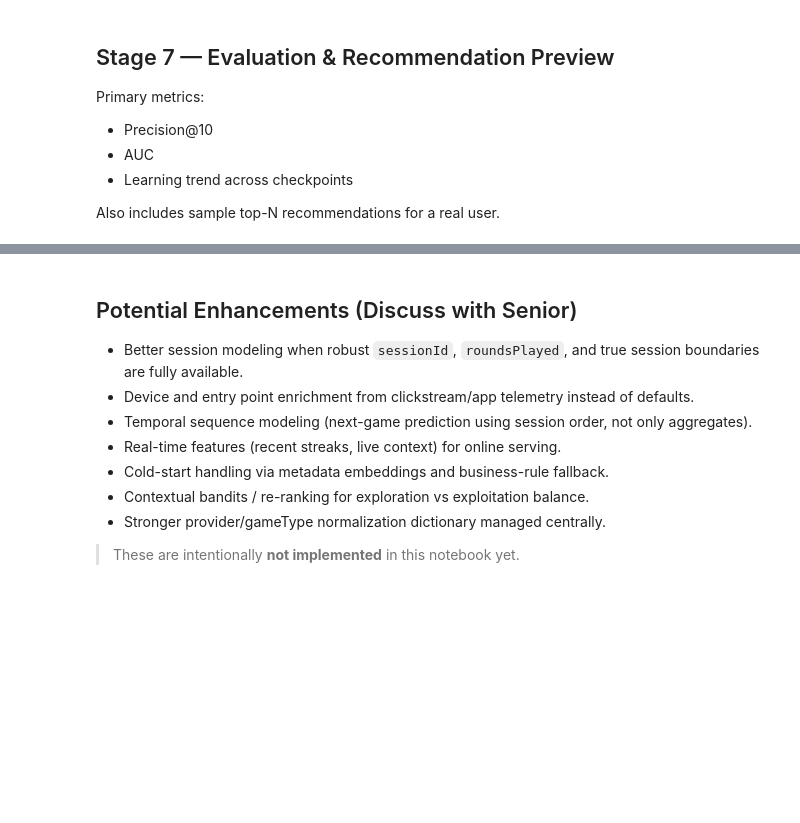
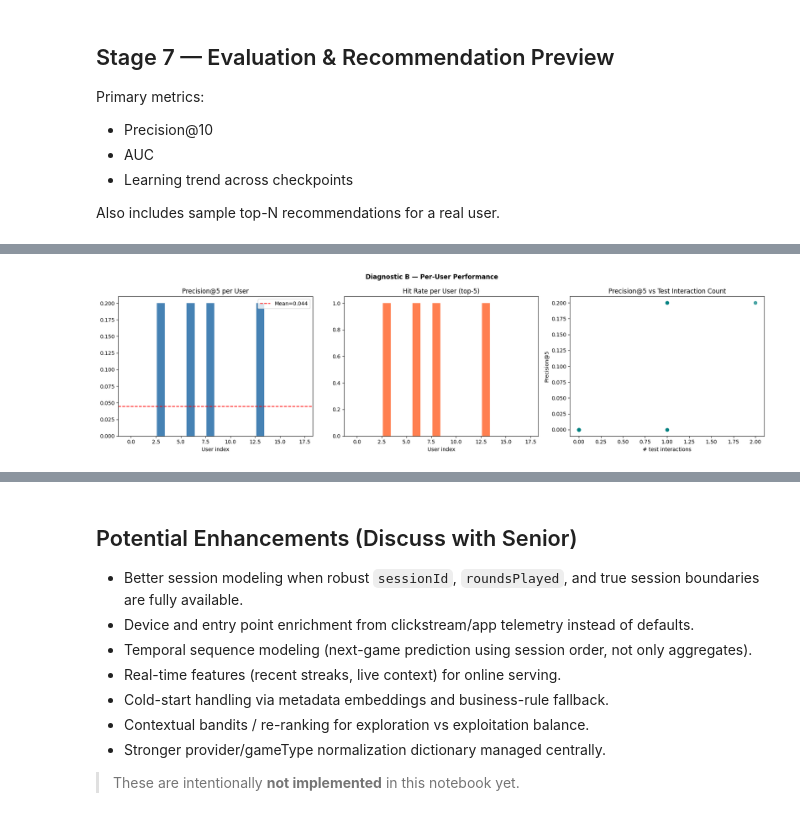
Before and after one commit to AyushDubeyaquagaming/Hybrid-RecSys, a Jupyter notebook: lightfm/recsys_real_data.ipynb, the cells around one changed output, grey strips where cells are left out. Drawn from its saved outputs; the diff is of its cells as text; code cells hidden in the pictures; blank space fills up the shorter version.

```diff
--- a/lightfm/recsys_real_data.ipynb
+++ b/lightfm/recsys_real_data.ipynb
@@ -1337,0 +1365,80 @@ Sample recommendations for user: 3265459874
+# %%
+# B: Per-user Precision@5, hit rate, and ranking confusion matrix
+from lightfm.evaluation import precision_at_k as pak
+from scipy.sparse import csr_matrix as to_csr
+
+# Keep one score per user row (including users with no test interactions)
+per_user_p5 = pak(
+    model, test_interactions,
+    user_features=user_features_matrix,
+    item_features=item_features_matrix,
+    k=5,
+    preserve_rows=True,
+    num_threads=4,
+)
+
+test_csr = to_csr(test_interactions)
+n_users_diag = test_csr.shape[0]
+n_items_diag = test_csr.shape[1]
+
+hit_rates = []
+tp_list, fp_list, fn_list = [], [], []
+
+for uid in range(n_users_diag):
+    true_items = set(test_csr.getrow(uid).indices)
+    if not true_items:
+        hit_rates.append(np.nan)
+        tp_list.append(0)
+        fp_list.append(0)
+        fn_list.append(0)
+        continue
+
+    scores = model.predict(
+        user_ids=np.repeat(uid, n_items_diag),
+        item_ids=np.arange(n_items_diag),
+        user_features=user_features_matrix,
+        item_features=item_features_matrix,
+        num_threads=4,
+    )
+
+    top5_idx = set(np.argsort(scores)[-5:].tolist())
+    hits = top5_idx & true_items
+    tp_list.append(len(hits))
+    fp_list.append(5 - len(hits))
+    fn_list.append(len(true_items) - len(hits))
+    hit_rates.append(1 if len(hits) > 0 else 0)
+
+user_diag_df = pd.DataFrame({
+    'user_idx': np.arange(n_users_diag),
+    'precision_at_5': np.asarray(per_user_p5).reshape(-1),
+    'hit_rate': np.asarray(hit_rates, dtype=float),
+    'n_test_interactions': [test_csr.getrow(u).nnz for u in range(n_users_diag)],
+    'true_positives': tp_list,
+    'false_positives': fp_list,
+    'false_negatives': fn_list,
+})
+
+fig_b, axes_b = plt.subplots(1, 3, figsize=(18, 5))
+fig_b.suptitle('Diagnostic B — Per-User Performance', fontweight='bold')
+
+axes_b[0].bar(range(n_users_diag), user_diag_df['precision_at_5'], color='steelblue')
+axes_b[0].axhline(np.nanmean(user_diag_df['precision_at_5']), color='red', linestyle='--', label=f"Mean={np.nanmean(user_diag_df['precision_at_5']):.3f}")
+axes_b[0].set_title('Precision@5 per User')
+axes_b[0].set_xlabel('User index')
+axes_b[0].legend()
+
+axes_b[1].bar(range(n_users_diag), user_diag_df['hit_rate'].fillna(0), color='coral')
+axes_b[1].set_title('Hit Rate per User (top-5)')
+axes_b[1].set_xlabel('User index')
+
+axes_b[2].scatter(user_diag_df['n_test_interactions'], user_diag_df['precision_at_5'], alpha=0.7, color='teal')
+axes_b[2].set_title('Precision@5 vs Test Interaction Count')
+axes_b[2].set_xlabel('# test interactions')
+axes_b[2].set_ylabel('Precision@5')
+
+plt.tight_layout()
+plt.show()
+
+print(user_diag_df.describe().round(3))
+# %% [output]
+[figure, added]
```
Also changed, not shown: parts of 29 cells of this notebook.
